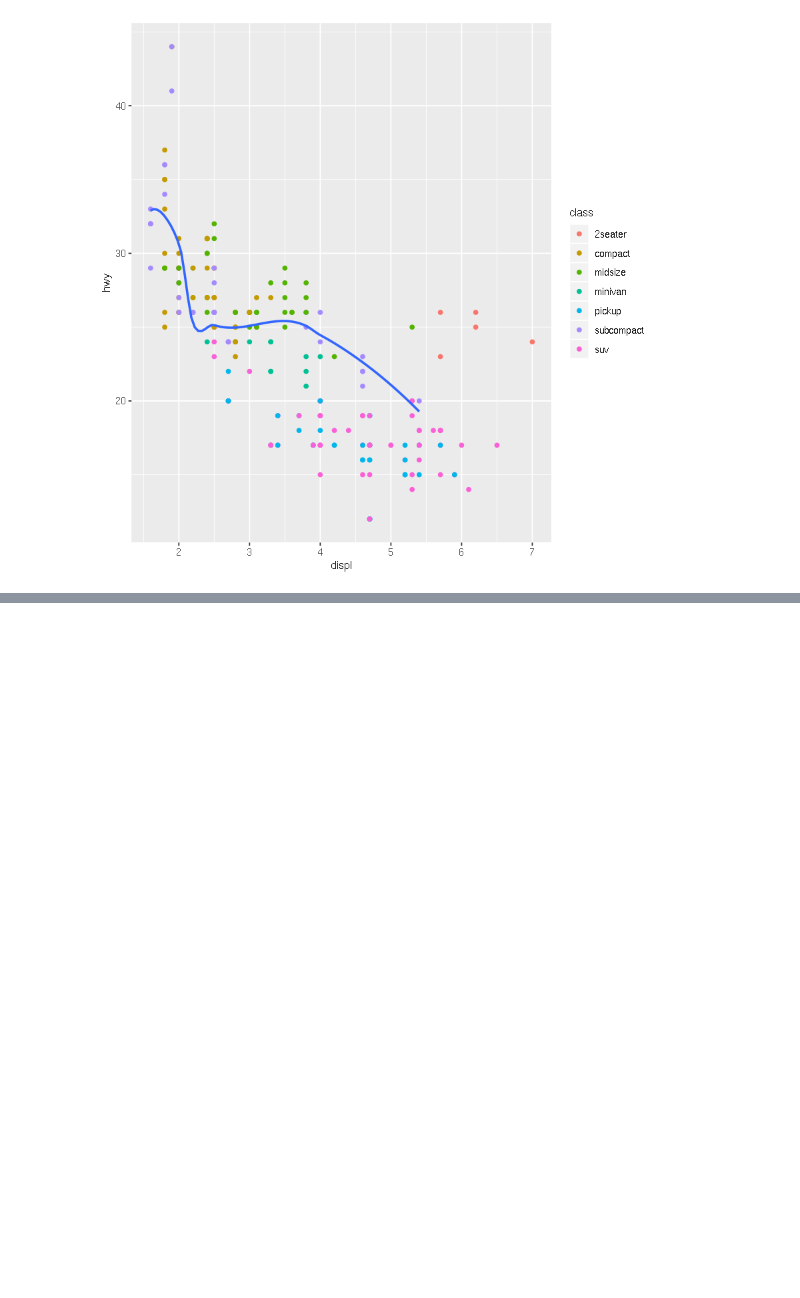
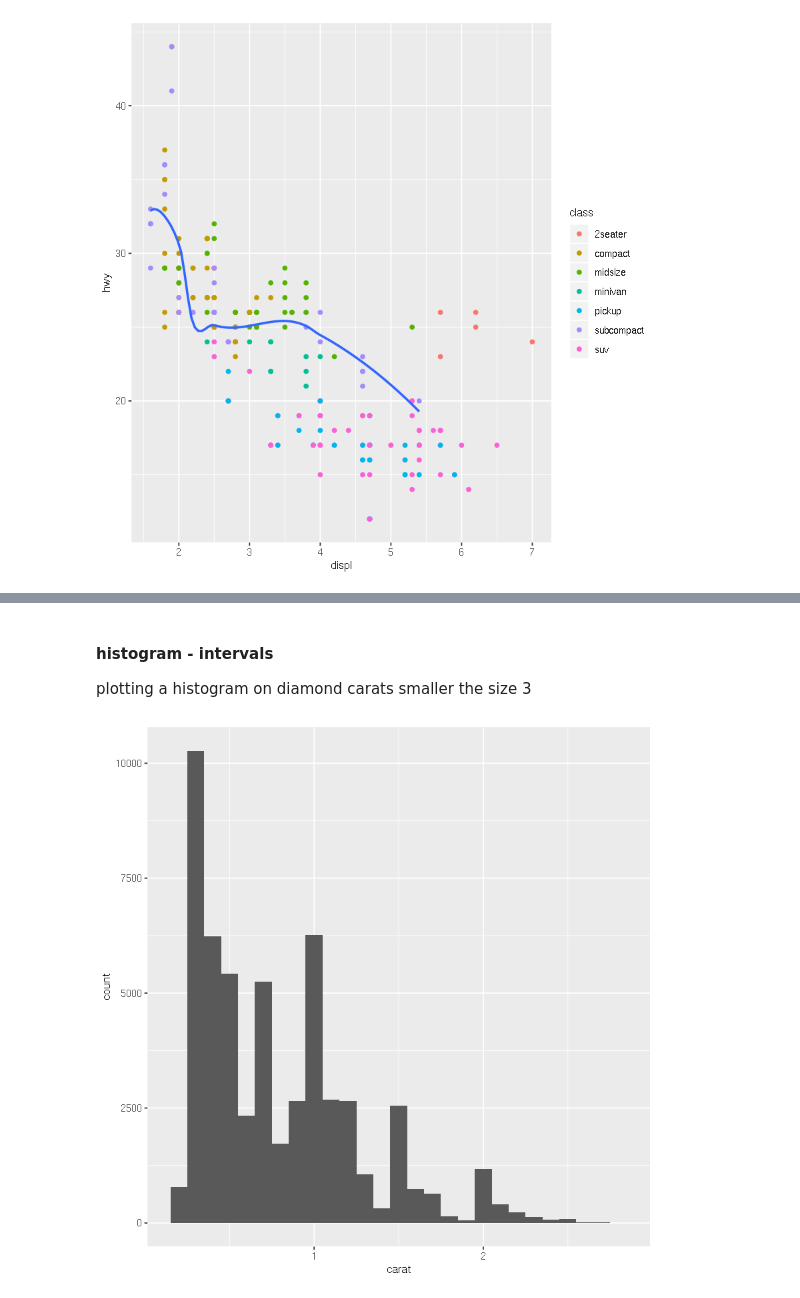
Before and after one commit to naivelogic/exploring_r, a Jupyter notebook: basics/data-visualization.ipynb, the cells around one changed output, grey strips where cells are left out. Saved outputs shown, nothing was run; the diff lists cells and outputs as text; code cells hidden in the pictures; blank space fills up the shorter version.

```diff
--- a/data-visualization.ipynb
+++ b/basics/data-visualization.ipynb
@@ -115,0 +176,12 @@ ggplot(data = mpg, mapping = aes(x = displ, y = hwy)) +
+# %% [markdown]
+#### histogram - intervals
+
+plotting a histogram on diamond carats smaller the size 3
+# %%
+smaller <- diamonds %>%
+    filter(carat < 3)
+
+ggplot(data = smaller, mapping = aes(x = carat)) +
+    geom_histogram(binwidth = 0.1)
+# %% [output]
+[figure, added]
```
Also changed, not shown: parts of 15 cells of this notebook.
